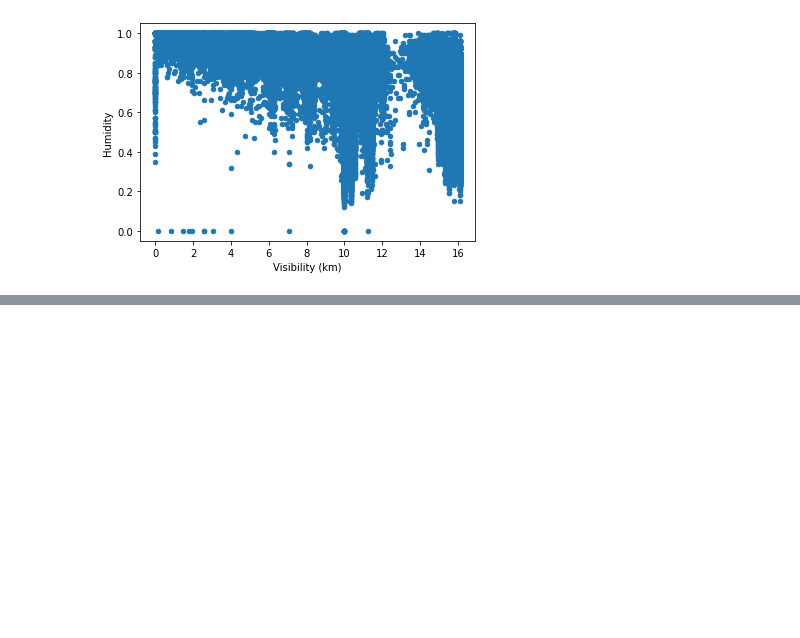
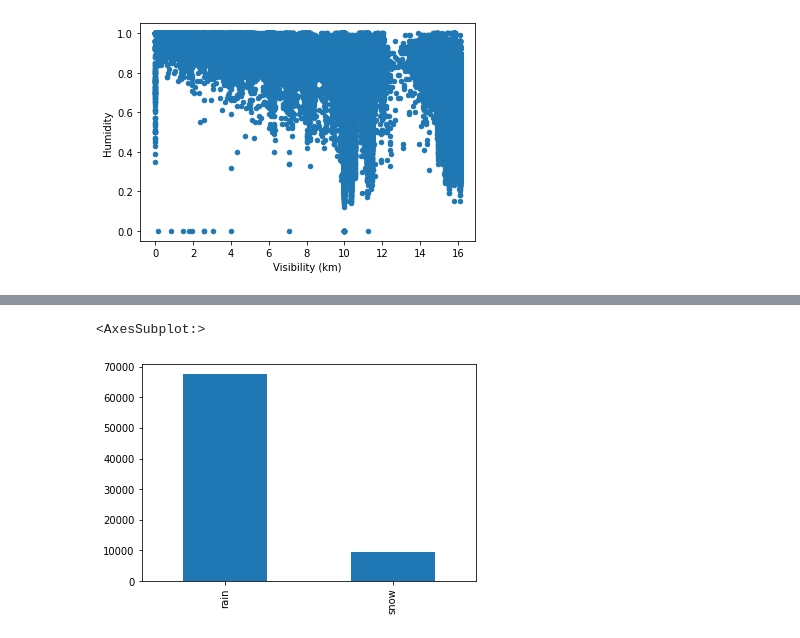
Before and after one commit to Zaederx/HumidityPredictionModel, a Jupyter notebook: weatherModel.ipynb, the cells around one changed output, grey strips where cells are left out. Saved outputs shown, nothing was run; the diff lists cells and outputs as text; code cells hidden in the pictures; blank space fills up the shorter version.

```diff
--- a/weatherModel.ipynb
+++ b/weatherModel.ipynb
@@ -157,0 +328,6 @@ NameError: name 'df_test' is not defined
+# %%
+# Visualise
+df_train['Precip Type'].value_counts().plot(x='Summary', kind='bar')
+# %% [output]
+<AxesSubplot:>
+[figure, added]
```
Also changed, not shown: parts of 15 cells of this notebook, 2 other files.
